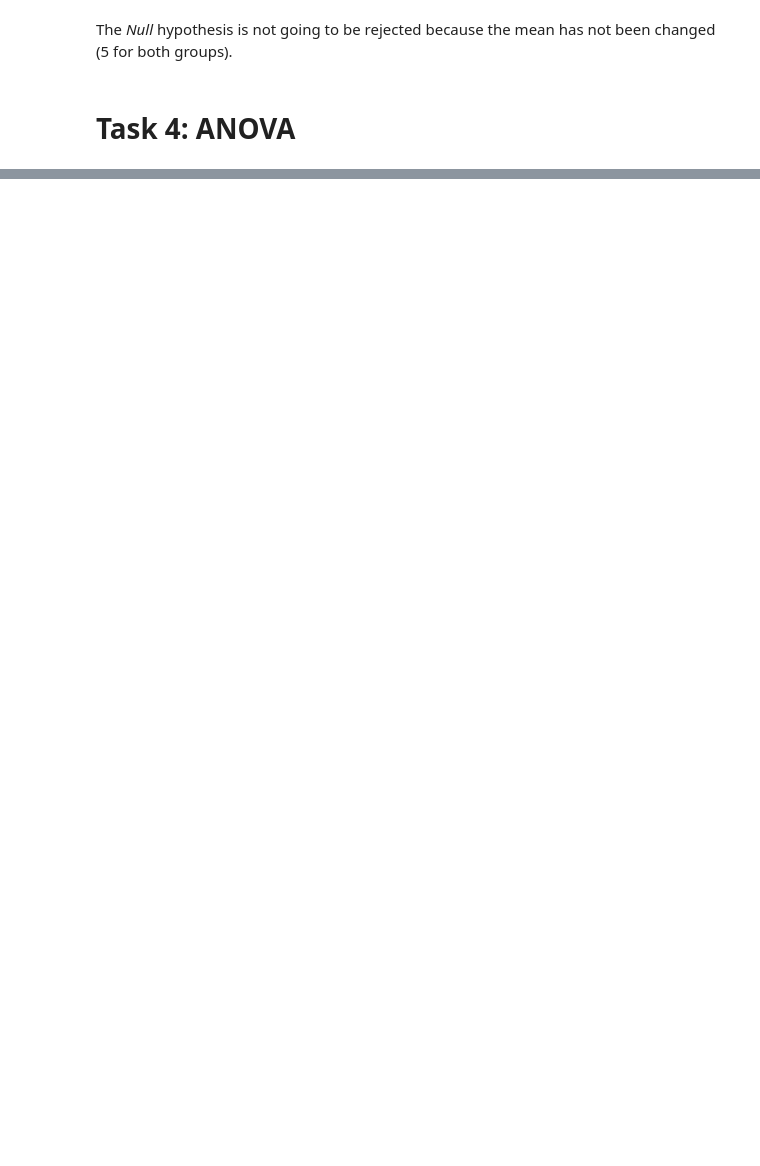
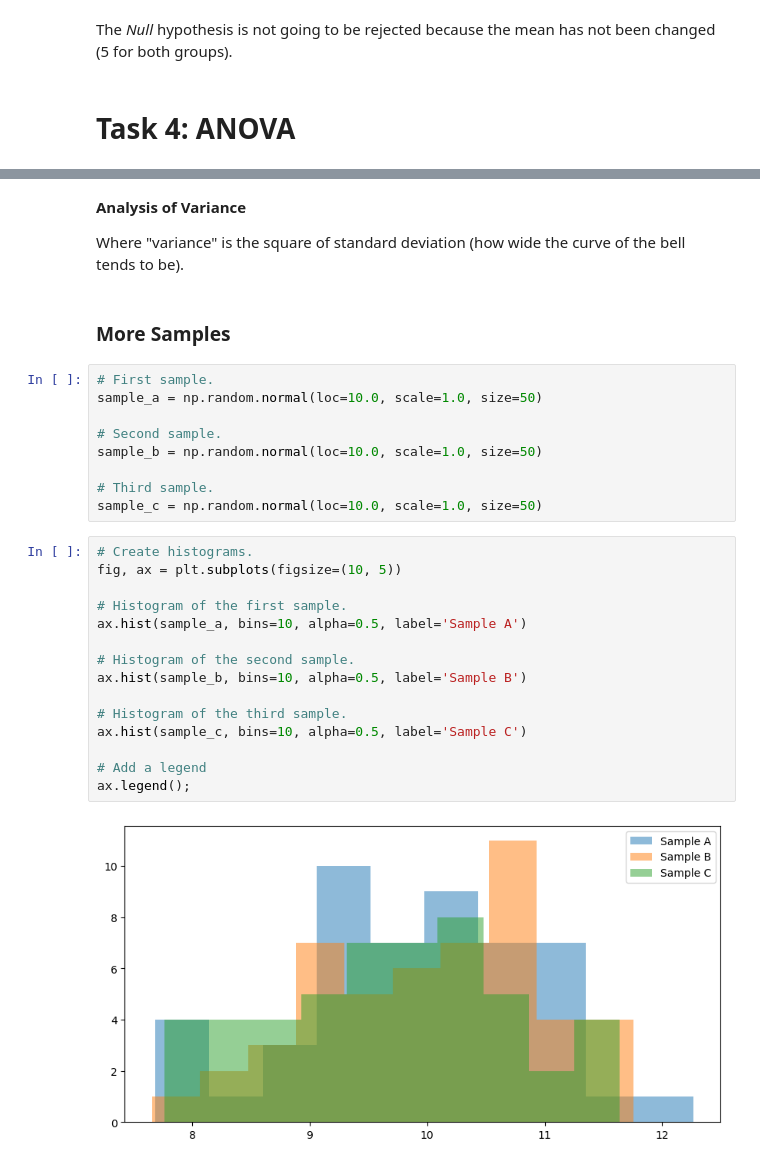
Before and after one commit to AndreaCignoni/applied_statistics_assessment, a Jupyter notebook: tasks.ipynb, the cells around one changed output, grey strips where cells are left out. Drawn from its saved outputs; the diff is of its cells as text; blank space fills up the shorter version.

```diff
--- a/tasks.ipynb
+++ b/tasks.ipynb
@@ -855,0 +897,32 @@ The *Null* hypothesis is not going to be rejected because the mean has not been
+# %% [markdown]
+**Analysis of Variance**
+
+Where "variance" is the square of standard deviation (how wide the curve of the bell tends to be).
+# %% [markdown]
+### More Samples
+# %%
+# First sample.
+sample_a = np.random.normal(loc=10.0, scale=1.0, size=50)
+
+# Second sample.
+sample_b = np.random.normal(loc=10.0, scale=1.0, size=50)
+
+# Third sample.
+sample_c = np.random.normal(loc=10.0, scale=1.0, size=50)
+# %%
+# Create histograms.
+fig, ax = plt.subplots(figsize=(10, 5))
+
+# Histogram of the first sample.
+ax.hist(sample_a, bins=10, alpha=0.5, label='Sample A')
+
+# Histogram of the second sample.
+ax.hist(sample_b, bins=10, alpha=0.5, label='Sample B')
+
+# Histogram of the third sample.
+ax.hist(sample_c, bins=10, alpha=0.5, label='Sample C')
+
+# Add a legend
+ax.legend();
+# %% [output]
+[figure, added]
```
Also changed, not shown: parts of 59 cells of this notebook, 6 other files.
